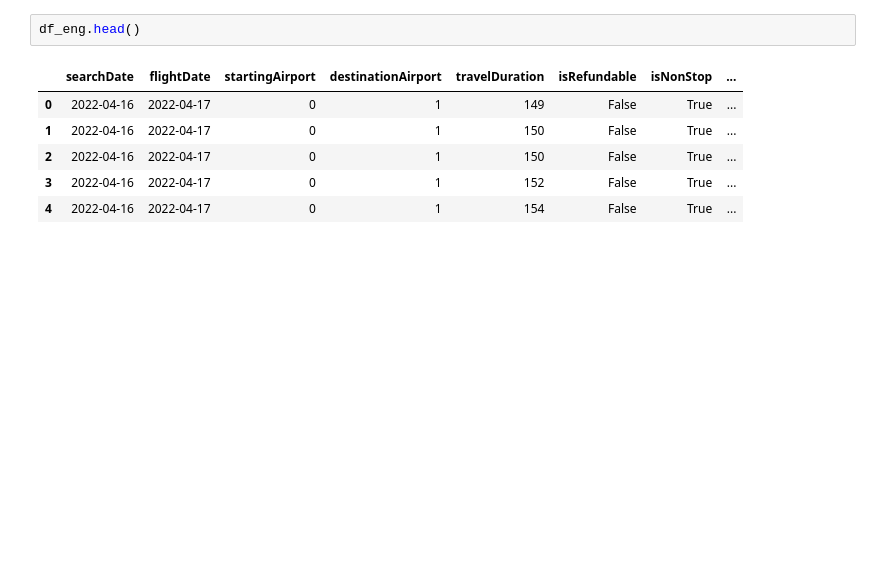
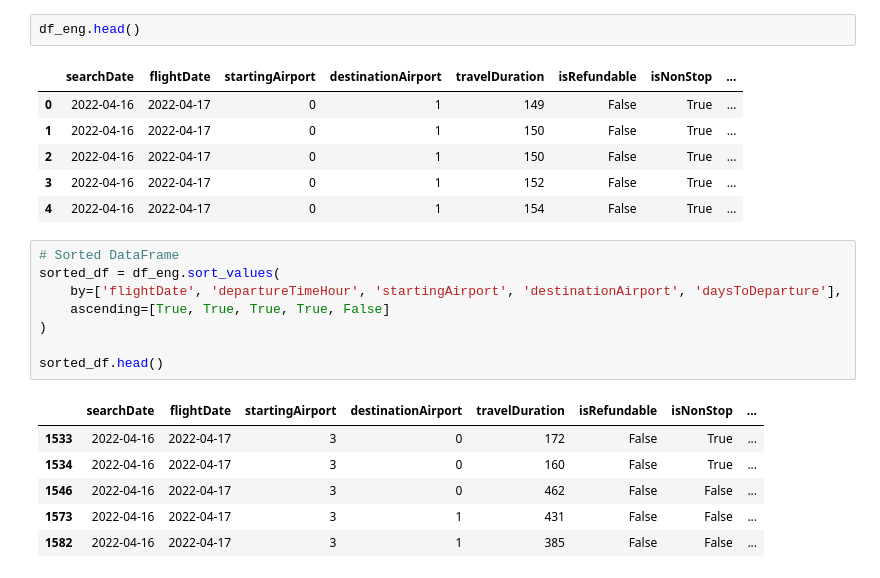
Before and after one commit to bhstoller/AirFareCast, a Jupyter notebook: wrangling.ipynb, the cells around one changed output. Cells and saved outputs as stored; diff of their text form; blank space fills up the shorter version.

```diff
--- a/wrangling.ipynb
+++ b/wrangling.ipynb
@@ -52,3 +52,18 @@ df_eng.head()
 | 2 | 2022-04-16 | 2022-04-17 | 0 | 1 | 150 | False | True | ... |
 | 3 | 2022-04-16 | 2022-04-17 | 0 | 1 | 152 | False | True | ... |
 | 4 | 2022-04-16 | 2022-04-17 | 0 | 1 | 154 | False | True | ... |
+# %%
+# Sorted DataFrame
+sorted_df = df_eng.sort_values(
+    by=['flightDate', 'departureTimeHour', 'startingAirport', 'destinationAirport', 'daysToDeparture'],
+    ascending=[True, True, True, True, False]
+)
+
+sorted_df.head()
+# %% [output]
+|  | searchDate | flightDate | startingAirport | destinationAirport | travelDuration | isRefundable | isNonStop | ... |
+| 1533 | 2022-04-16 | 2022-04-17 | 3 | 0 | 172 | False | True | ... |
+| 1534 | 2022-04-16 | 2022-04-17 | 3 | 0 | 160 | False | True | ... |
+| 1546 | 2022-04-16 | 2022-04-17 | 3 | 0 | 462 | False | False | ... |
+| 1573 | 2022-04-16 | 2022-04-17 | 3 | 1 | 431 | False | False | ... |
+| 1582 | 2022-04-16 | 2022-04-17 | 3 | 1 | 385 | False | False | ... |
```
Also changed, not shown: parts of 6 cells of this notebook.
